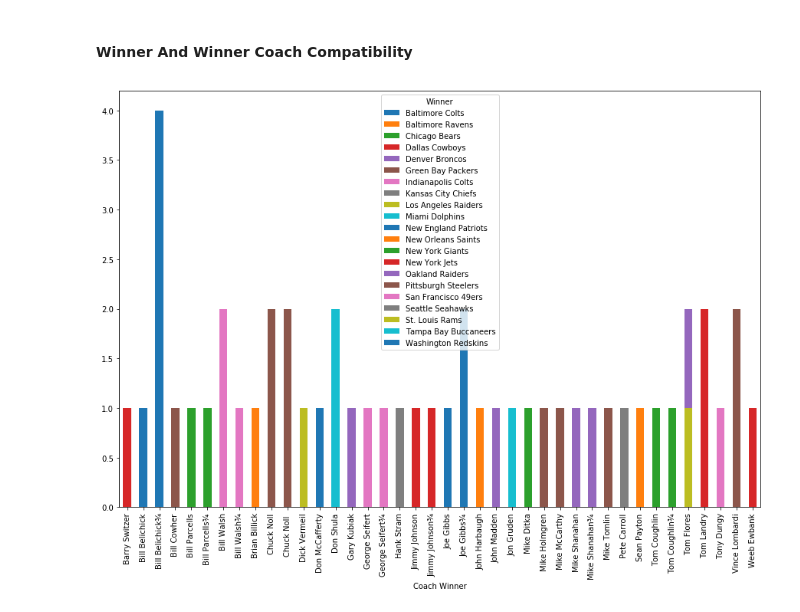
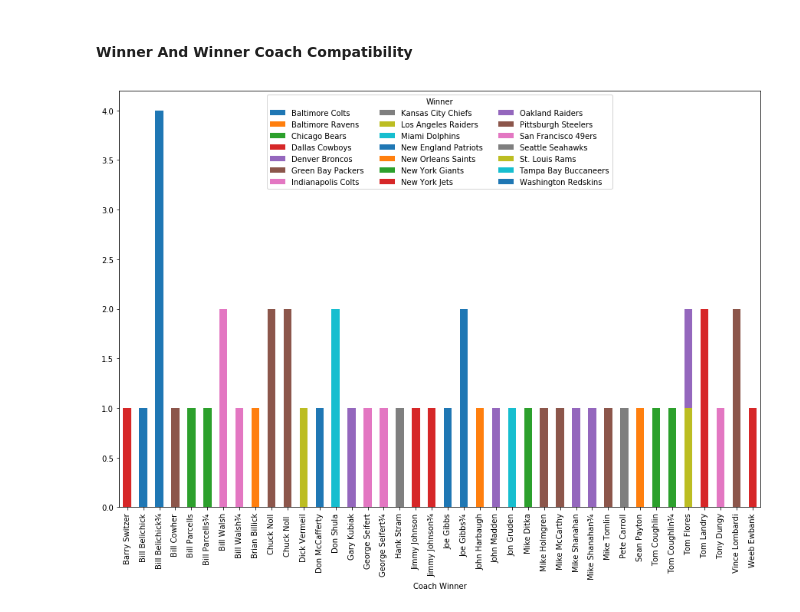
Before and after one commit to ArshadKhurshid/SuperBowl, a Jupyter notebook: SuperBowl.ipynb, the cells around one changed output. Drawn from its saved outputs; the diff is of its cells as text; code cells hidden in the pictures.

```diff
--- a/SuperBowl.ipynb
+++ b/SuperBowl.ipynb
@@ -63,11 +63,11 @@ plt.show()
 # %% [markdown]
 #### Winner And Winner Coach Compatibility
 # %%
-    WnCWinner =pd.crosstab(super_bowl['Coach Winner'], super_bowl['Winner'])
+WnCWinner =pd.crosstab(super_bowl['Coach Winner'], super_bowl['Winner'])
 WnCWinner.plot.bar(stacked=True)
-plt.legend(title='Winner')
+plt.legend(title='Winner', loc='upper center',ncol=3, fancybox=True)
 fig = plt.gcf()
 fig.set_size_inches(15,10)
 plt.show()
 # %% [output]
-[figure, old version]
+[figure, new version]
```
Also changed, not shown: parts of 2 cells of this notebook.
